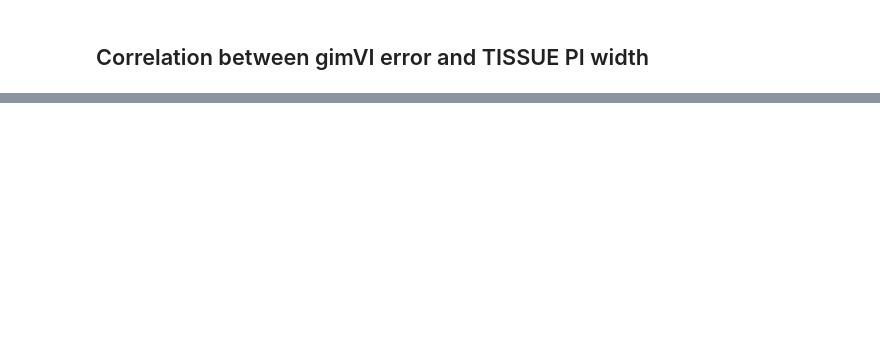
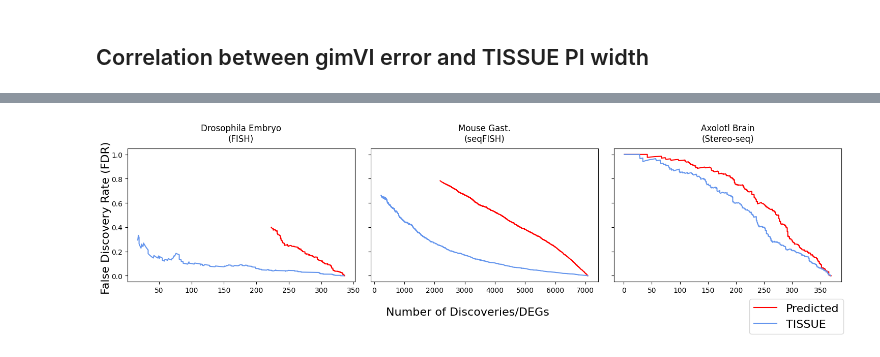
Before and after one commit to sunericd/tissue-figures-and-analyses, a Jupyter notebook: notebooks/Supplemental_gimvi_analysis.ipynb, the cells around one changed output, grey strips where cells are left out. Drawn from its saved outputs; the diff is of its cells as text; code cells hidden in the pictures; blank space fills up the shorter version.

```diff
--- a/notebooks/Supplemental_gimvi_analysis.ipynb
+++ b/notebooks/Supplemental_gimvi_analysis.ipynb
@@ -319,0 +422,99 @@ plt.show()
+# %%
+# IMPUTED VS TRUE COMPARISONS
+
+dataset_names = ["Dataset14","Dataset1","Axolotl"]
+methods = ["gimvi"]
+xlab = "true_pvalue"
+ylab1 = "imp_pvalue"
+ylab2 = "mi_pvalue"
+
+###############################################
+with open(f"results/hypothesis_testing/{'_'.join(dataset_names)}_gimvi.pkl", "rb") as input_file:
+    combined_stat_result_dict = pickle.load(input_file)
+
+# get nrows and ncols
+n2 = len(list(combined_stat_result_dict.keys()))
+n1 = len(list(combined_stat_result_dict[list(combined_stat_result_dict.keys())[0]].keys()))
+
+# P-VALUE
+
+fig, axs = plt.subplots(n1, n2, figsize=(15,4), sharex=False, sharey=True)
+
+
+# loop dataset and method to make a panel for each combo
+for j, dataset in enumerate(dataset_names):
+
+    for i, method in enumerate(methods):
+
+        # collect all comparisons
+        agg_x = np.array([])
+        agg_y1 = np.array([])
+        agg_y2 = np.array([])
+        for g1 in combined_stat_result_dict[dataset][method].keys():
+            agg_x = np.concatenate((agg_x, combined_stat_result_dict[dataset][method][g1][xlab]))
+            agg_y1 = np.concatenate((agg_y1, combined_stat_result_dict[dataset][method][g1][ylab1]))
+            agg_y2 = np.concatenate((agg_y2, combined_stat_result_dict[dataset][method][g1][ylab2]))
+
+        # Number of discoveries
+        num_pos_1 = []
+        num_pos_2 = []
+
+        # FDR for predicted (baseline) and TISSUE MI
+        fdr_list_1 = []
+        fdr_list_2 = []
+
+        # make pvalue array to search be all pvalues across agg_x, agg_y1, agg_y2 [most efficient search]
+        p_cutoff_uncorrected_arr = np.sort(np.concatenate(([-1],agg_x,agg_y1,agg_y2)))
+
+        for p_cutoff_uncorrected in np.float128(p_cutoff_uncorrected_arr):
+
+            # get positive hits
+            true_labels = np.float128(agg_x) < p_cutoff_uncorrected
+            imp_labels = np.float128(agg_y1) < p_cutoff_uncorrected
+            mi_labels = np.float128(agg_y2) < p_cutoff_uncorrected
+
+            # make confusion matrix
+            confusion_matrix_1 = np.array([[np.sum(true_labels[true_labels]==imp_labels[true_labels]),
+                                          np.sum(true_labels[true_labels]!=imp_labels[true_labels])],
+                                          [np.sum(true_labels[~true_labels]!=imp_labels[~true_labels]),
+                                           np.sum(true_labels[~true_labels]==imp_labels[~true_labels])]])
+
+            confusion_matrix_2 = np.array([[np.sum(true_labels[true_labels]==mi_labels[true_labels]),
+                                          np.sum(true_labels[true_labels]!=mi_labels[true_labels])],
+                                          [np.sum(true_labels[~true_labels]!=mi_labels[~true_labels]),
+                                           np.sum(true_labels[~true_labels]==mi_labels[~true_labels])]])
+
+            # compute FDR statistic
+            fdr_list_1.append(confusion_matrix_1[1,0]/(confusion_matrix_1[1,0]+confusion_matrix_1[0,0]))
+            fdr_list_2.append(confusion_matrix_2[1,0]/(confusion_matrix_2[1,0]+confusion_matrix_2[0,0]))
+
+            num_pos_1.append(np.nansum(imp_labels))
+            num_pos_2.append(np.nansum(mi_labels))
+
+        # generate plot panel
+        axs[j].plot(num_pos_1, fdr_list_1, color='r', label="Predicted")
+        axs[j].plot(num_pos_2, fdr_list_2, color='cornflowerblue', label="TISSUE")
+
+# legend
+fig.legend(["Predicted", "TISSUE"], loc='lower right', ncol=1, bbox_to_anchor=(1,-0.1), bbox_transform=fig.transFigure, fontsize=16)
+
+
+# axis labels
+fig.supxlabel("Number of Discoveries/DEGs", fontsize=16)
+fig.supylabel("False Discovery Rate (FDR)", fontsize=16)
+
+# set row and column headers
+cols = [dataset_mapper[d] for d in list(dataset_names)]
+rows = [method_mapper[m] for m in list(methods)]
+padrow = 5
+padcol = 10
+for ax, col in zip(axs, cols):
+    ax.annotate(col, xy=(0.5, 1), xytext=(0, padcol),
+                xycoords='axes fraction', textcoords='offset points',
+                size='large', ha='center', va='baseline')
+
+plt.tight_layout()
+plt.savefig("plots/scpi_dgea/GIMVI_paneled_pvalue_numpositives_fdr_curves.pdf", bbox_inches='tight')
+plt.show()
+# %% [output]
+[figure, added]
```
Also changed, not shown: parts of 24 cells of this notebook, 9 other files.
